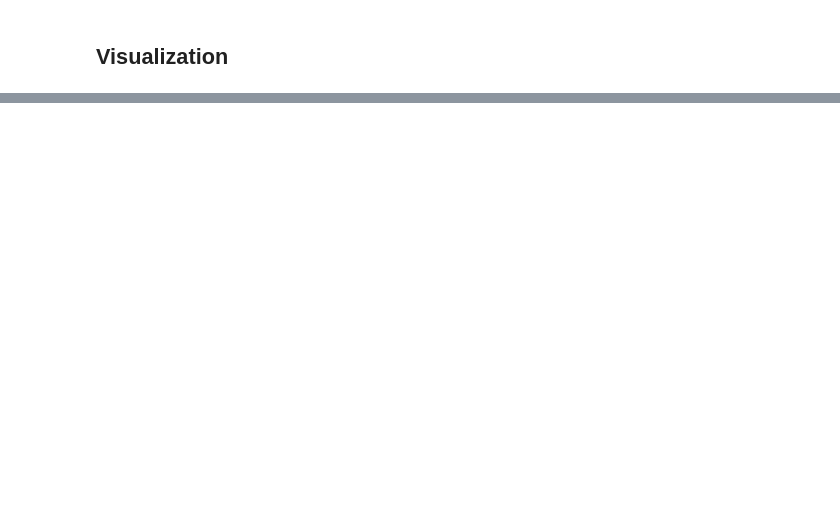
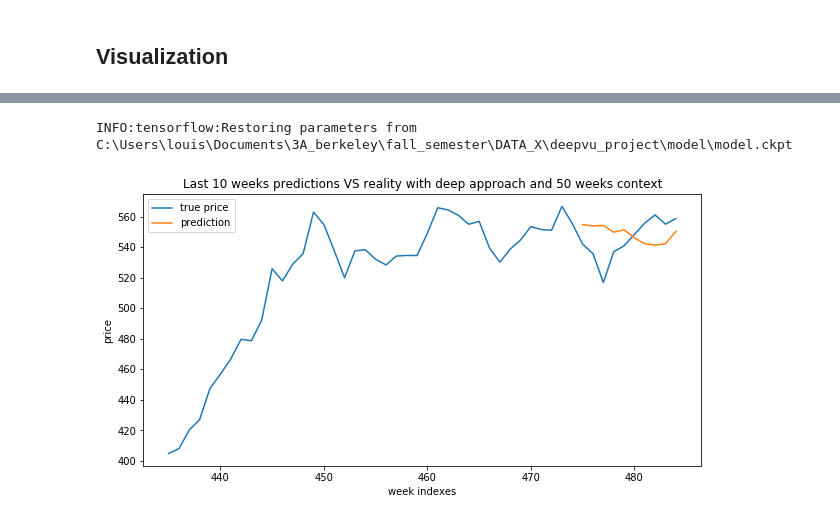
Before and after one commit to LouisTilloy/deepvu_project, a Jupyter notebook: deep_approach.ipynb, the cells around one changed output, grey strips where cells are left out. Drawn from its saved outputs; the diff is of its cells as text; code cells hidden in the pictures; blank space fills up the shorter version.

```diff
--- a/deep_approach.ipynb
+++ b/deep_approach.ipynb
@@ -280,0 +302,29 @@ INFO:tensorflow:Restoring parameters from C:\Users\louis\Documents\3A_berkeley\f
+# %%
+def get_all_weekly_data(df):
+    p0_means = []
+    weeks = pd.unique(df["week_date"])
+    for week in weeks:
+        week_data = get_week_data(df, week)
+        p0_means.append(np.mean(week_data["p0"]))
+    return p0_means
+
+week_datas = get_all_weekly_data(df)
+# %%
+with tf.Session() as sess:
+    saver.restore(sess, save_path)
+    y_hat = sess.run(predictions, feed_dict={features_ph: x_pca, labels_ph: [[0]*10]})[0]
+
+indices = np.arange(0, len(week_datas))
+
+
+plt.figure(figsize=(10,5))
+plt.plot(indices[-50:], week_datas[-50:], label="true price")
+plt.plot(indices[-10:], y_hat, label="prediction")
+plt.title("Last 10 weeks predictions VS reality with deep approach and 50 weeks context")
+plt.ylabel("price")
+plt.xlabel("week indexes")
+plt.legend()
+plt.savefig(os.getcwd() + "\\figures\\50_deep_approach.png")
+# %% [output]
+INFO:tensorflow:Restoring parameters from C:\Users\louis\Documents\3A_berkeley\fall_semester\DATA_X\deepvu_project\model\model.ckpt
+[figure, added]
```
Also changed, not shown: parts of 8 cells of this notebook, 7 other files.
